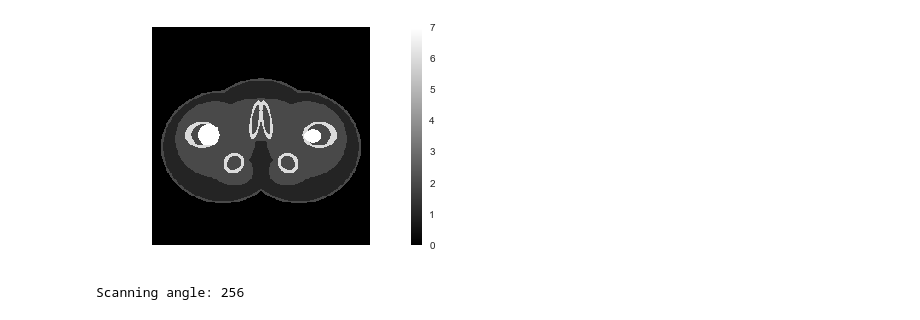
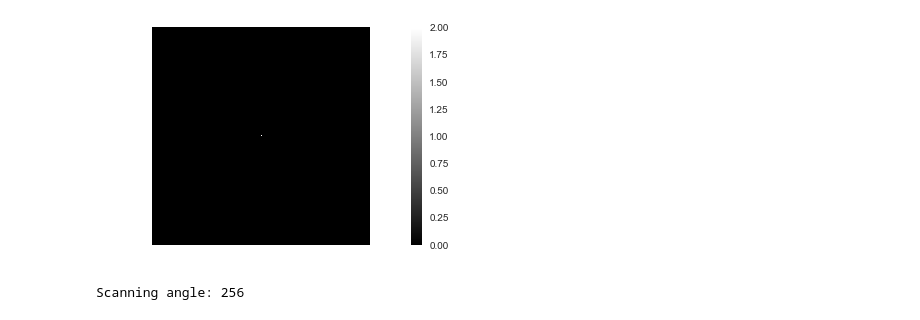
Before and after one commit to domkirkham/east-ct, a Jupyter notebook: experiments_notebook.ipynb, the cells around one changed output. Cells and saved outputs as stored; diff of their text form; code cells hidden in the pictures.

```diff
--- a/experiments_notebook.ipynb
+++ b/experiments_notebook.ipynb
@@ -5,10 +5,10 @@ import seaborn as sns
 
 sns.set()
 # %%
-phantom = ct_phantom(material_data.names, 256, 4, 'Titanium')
+phantom = ct_phantom(material_data.names, 256, 2, 'Titanium')
 draw(phantom)
 # %% [output]
-[figure, old version]
+[figure, new version]
 # %%
 photon_source = source_data.photons[0]
 scale = 0.1
```
Also changed, not shown: 5 other files.
